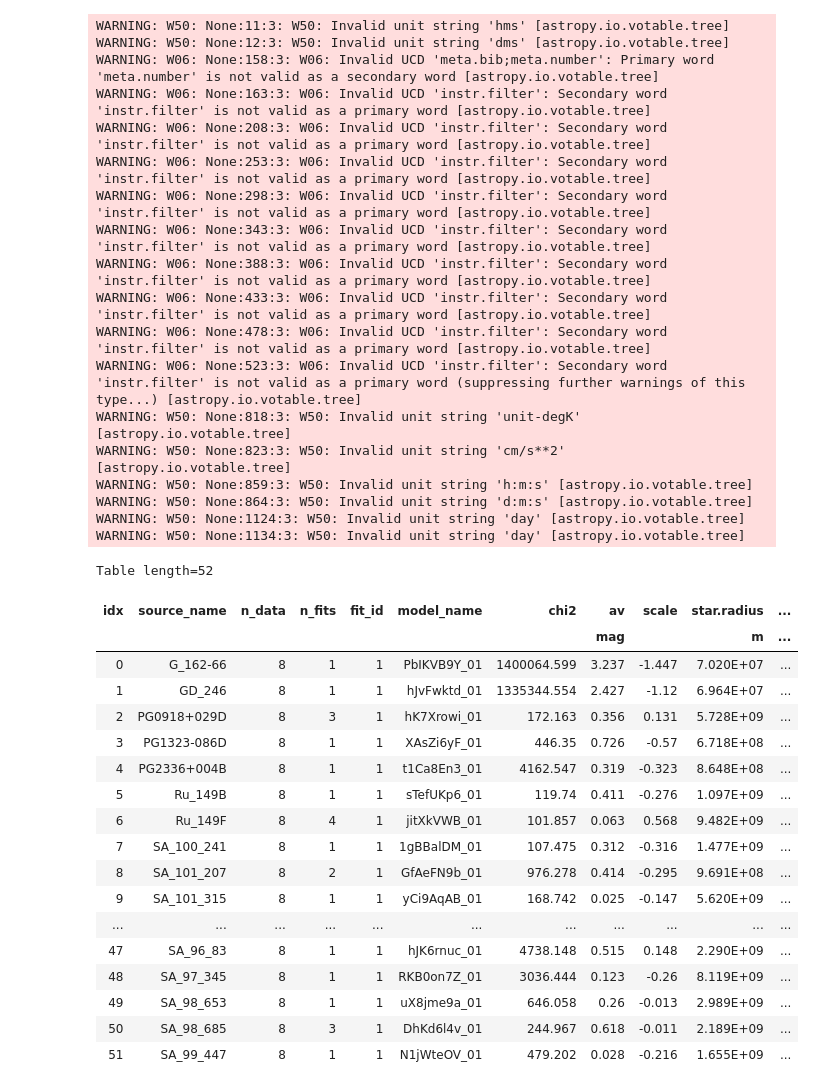
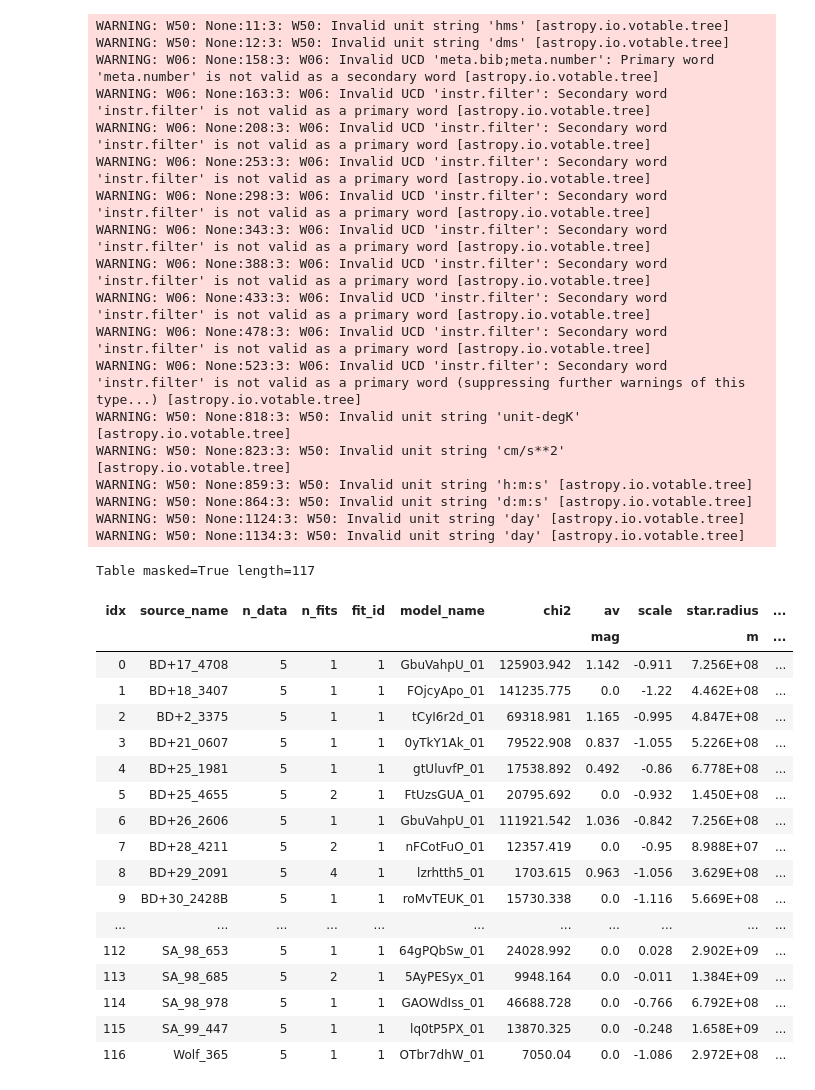
Before and after one commit to mpound/YSOproject, a Jupyter notebook: paramread.ipynb, the cells around one changed output. Cells and saved outputs as stored; diff of their text form; code cells hidden in the pictures.

Commit message:
gaia photometry updates

```diff
--- a/paramread.ipynb
+++ b/paramread.ipynb
@@ -12,6 +12,28 @@ quantity_support()
 import matplotlib.pyplot as plt
 from matplotlib.ticker import ScalarFormatter
 #import pandas as pd
+# %%
+#dir = 'fits_ugriz'
+#figname = "HRdiagramugriz.pdf"
+dir = 'fits_ugriz_extinction'
+output_table = 'ugriz_extinction_parameters.tab'
+figname = "HRdiagram_ugriz_extinction.pdf"
+pltitle = 'Fitted vs. Observed Spectral Types for ugriz with extinction of SDSS Standard Stars'
+
+#dir = 'fits_UBVRIJHK'
+#figname = "HRdiagram_UBVRIJHK_extinction.pdf"
+#output_table ='UBVRIJHK_extinction_parameters.tab'
+#pltitle = 'Fitted vs. Observed Spectral Types for UBVRIJHK with extinction of SDSS Standard Stars'
+
+#dir = 'fits_gaia2rjhk_extinction'
+#figname = "HRdiagram_gaia2rjhk_extinction.pdf"
+#output_table = 'gaia2rJHK_extinction_parameters.tab'
+#pltitle = 'Fitted vs. Observed Spectral Types for GAIA2r+JHK with extinction of SDSS Standard Stars'
+
+#dir = 'fits_gaia2jhk_extinction'
+#figname = "HRdiagram_gaia2jhk_extinction.pdf"
+#output_table = 'gaia2JHK_extinction_parameters.tab'
+#pltitle = 'Fitted vs. Observed Spectral Types for GAIA2+JHK with extinction of SDSS Standard Stars'
 # %%
 def getcolor(si):
     if si == "N/A": return 'black'
@@ -112,7 +131,7 @@ star.temperature 1.399e+04 K float64 stellar temperature
 scattering 1.000e+00  float64 scattering
 inclination 4.500e+01 degree float64 viewing angle
 # %%
-t = Table(names=colnames,dtype=coldtypes)
+t = Table(names=colnames,dtype=coldtypes,masked=True)
 #t.add_row(colvalues)
 #for i in range(len(colnames)):
 #   c = Column([colvalues[i]],unit=colunits[i],description=coldesc[i])
@@ -141,4 +160,4 @@ for i in range(0,len(input_files)):
     f.close()
 t.add_index('source_name')
 #t.loc['BD+2_3375']['star.radius']
-t.show_in_notebook(display_length=20)
+#t.show_in_notebook(display_length=20)
@@ -180,50 +179,56 @@ t['star.Rsun'].format='5.3f'
 #print((4*pi*sigma_sb*(R_sun**2)*(5830*u.K)**4)/L_sun)
 
 t['star.SpType'] = Column(name='star.SpType',length=len(t),dtype=np.object)
+#t['B_V'] = Column(length=len(t),dtype=np.float)
+#t['B_V_ERROR'] = Column(length=len(t),dtype=np.float)
 standards = Table.read("sdss_standards.votab")
+standards.show_in_notebook(display_length=2)
 sptype = []
 standards.add_index('StarName')
 for sj in t['source_name']:
     spacename = sj.replace('_',' ')
     z = standards.loc[spacename]['SpType']
+    #t.loc[sj]['B_V'] = standards.loc[spacename]['B_V']
+    #t.loc[sj]['B_V_ERROR'] = standards.loc[spacename]['B_V_ERROR']
     t.loc[sj]['star.SpType']= z.replace(":","")
 #    print(standards.loc[spacename]['SpType'],standards.loc[spacename]['MK_Spectral_type'])
 t.show_in_notebook(display_length=2)
+#standards.show_in_notebook(display_length=5)
 # %% [output]
 WARNING: W50: None:11:3: W50: Invalid unit string 'hms' [astropy.io.votable.tree]
 WARNING: W50: None:12:3: W50: Invalid unit string 'dms' [astropy.io.votable.tree]
 WARNING: W06: None:158:3: W06: Invalid UCD 'meta.bib;meta.number': Primary word 'meta.number' is not valid as a secondary word [astropy.io.votable.tree]
 WARNING: W06: None:163:3: W06: Invalid UCD 'instr.filter': Secondary word 'instr.filter' is not valid as a primary word [astropy.io.votable.tree]
 WARNING: W06: None:208:3: W06: Invalid UCD 'instr.filter': Secondary word 'instr.filter' is not valid as a primary word [astropy.io.votable.tree]
 WARNING: W06: None:253:3: W06: Invalid UCD 'instr.filter': Secondary word 'instr.filter' is not valid as a primary word [astropy.io.votable.tree]
 WARNING: W06: None:298:3: W06: Invalid UCD 'instr.filter': Secondary word 'instr.filter' is not valid as a primary word [astropy.io.votable.tree]
 WARNING: W06: None:343:3: W06: Invalid UCD 'instr.filter': Secondary word 'instr.filter' is not valid as a primary word [astropy.io.votable.tree]
 WARNING: W06: None:388:3: W06: Invalid UCD 'instr.filter': Secondary word 'instr.filter' is not valid as a primary word [astropy.io.votable.tree]
 WARNING: W06: None:433:3: W06: Invalid UCD 'instr.filter': Secondary word 'instr.filter' is not valid as a primary word [astropy.io.votable.tree]
 WARNING: W06: None:478:3: W06: Invalid UCD 'instr.filter': Secondary word 'instr.filter' is not valid as a primary word [astropy.io.votable.tree]
 WARNING: W06: None:523:3: W06: Invalid UCD 'instr.filter': Secondary word 'instr.filter' is not valid as a primary word (suppressing further warnings of this type...) [astropy.io.votable.tree]
 WARNING: W50: None:818:3: W50: Invalid unit string 'unit-degK' [astropy.io.votable.tree]
 WARNING: W50: None:823:3: W50: Invalid unit string 'cm/s**2' [astropy.io.votable.tree]
 WARNING: W50: None:859:3: W50: Invalid unit string 'h:m:s' [astropy.io.votable.tree]
 WARNING: W50: None:864:3: W50: Invalid unit string 'd:m:s' [astropy.io.votable.tree]
 WARNING: W50: None:1124:3: W50: Invalid unit string 'day' [astropy.io.votable.tree]
 WARNING: W50: None:1134:3: W50: Invalid unit string 'day' [astropy.io.votable.tree]
-Table length=52
+Table masked=True length=117
 | idx | source_name | n_data | n_fits | fit_id | model_name | chi2 | av | scale | star.radius | ... |
 |  |  |  |  |  |  |  | mag |  | m | ... |
-| 0 | G_162-66 | 8 | 1 | 1 | PbIKVB9Y_01 | 1400064.599 | 3.237 | -1.447 | 7.020E+07 | ... |
-| 1 | GD_246 | 8 | 1 | 1 | hJvFwktd_01 | 1335344.554 | 2.427 | -1.12 | 6.964E+07 | ... |
-| 2 | PG0918+029D | 8 | 3 | 1 | hK7Xrowi_01 | 172.163 | 0.356 | 0.131 | 5.728E+09 | ... |
-| 3 | PG1323-086D | 8 | 1 | 1 | XAsZi6yF_01 | 446.35 | 0.726 | -0.57 | 6.718E+08 | ... |
-| 4 | PG2336+004B | 8 | 1 | 1 | t1Ca8En3_01 | 4162.547 | 0.319 | -0.323 | 8.648E+08 | ... |
-| 5 | Ru_149B | 8 | 1 | 1 | sTefUKp6_01 | 119.74 | 0.411 | -0.276 | 1.097E+09 | ... |
-| 6 | Ru_149F | 8 | 4 | 1 | jitXkVWB_01 | 101.857 | 0.063 | 0.568 | 9.482E+09 | ... |
-| 7 | SA_100_241 | 8 | 1 | 1 | 1gBBalDM_01 | 107.475 | 0.312 | -0.316 | 1.477E+09 | ... |
-| 8 | SA_101_207 | 8 | 2 | 1 | GfAeFN9b_01 | 976.278 | 0.414 | -0.295 | 9.691E+08 | ... |
-| 9 | SA_101_315 | 8 | 1 | 1 | yCi9AqAB_01 | 168.742 | 0.025 | -0.147 | 5.620E+09 | ... |
+| 0 | BD+17_4708 | 5 | 1 | 1 | GbuVahpU_01 | 125903.942 | 1.142 | -0.911 | 7.256E+08 | ... |
+| 1 | BD+18_3407 | 5 | 1 | 1 | FOjcyApo_01 | 141235.775 | 0.0 | -1.22 | 4.462E+08 | ... |
+| 2 | BD+2_3375 | 5 | 1 | 1 | tCyI6r2d_01 | 69318.981 | 1.165 | -0.995 | 4.847E+08 | ... |
+| 3 | BD+21_0607 | 5 | 1 | 1 | 0yTkY1Ak_01 | 79522.908 | 0.837 | -1.055 | 5.226E+08 | ... |
+| 4 | BD+25_1981 | 5 | 1 | 1 | gtUluvfP_01 | 17538.892 | 0.492 | -0.86 | 6.778E+08 | ... |
+| 5 | BD+25_4655 | 5 | 2 | 1 | FtUzsGUA_01 | 20795.692 | 0.0 | -0.932 | 1.450E+08 | ... |
+| 6 | BD+26_2606 | 5 | 1 | 1 | GbuVahpU_01 | 111921.542 | 1.036 | -0.842 | 7.256E+08 | ... |
+| 7 | BD+28_4211 | 5 | 2 | 1 | nFCotFuO_01 | 12357.419 | 0.0 | -0.95 | 8.988E+07 | ... |
+| 8 | BD+29_2091 | 5 | 4 | 1 | lzrhtth5_01 | 1703.615 | 0.963 | -1.056 | 3.629E+08 | ... |
+| 9 | BD+30_2428B | 5 | 1 | 1 | roMvTEUK_01 | 15730.338 | 0.0 | -1.116 | 5.669E+08 | ... |
 | ... | ... | ... | ... | ... | ... | ... | ... | ... | ... | ... |
-| 47 | SA_96_83 | 8 | 1 | 1 | hJK6rnuc_01 | 4738.148 | 0.515 | 0.148 | 2.290E+09 | ... |
-| 48 | SA_97_345 | 8 | 1 | 1 | RKB0on7Z_01 | 3036.444 | 0.123 | -0.26 | 8.119E+09 | ... |
-| 49 | SA_98_653 | 8 | 1 | 1 | uX8jme9a_01 | 646.058 | 0.26 | -0.013 | 2.989E+09 | ... |
-| 50 | SA_98_685 | 8 | 3 | 1 | DhKd6l4v_01 | 244.967 | 0.618 | -0.011 | 2.189E+09 | ... |
-| 51 | SA_99_447 | 8 | 1 | 1 | N1jWteOV_01 | 479.202 | 0.028 | -0.216 | 1.655E+09 | ... |
+| 112 | SA_98_653 | 5 | 1 | 1 | 64gPQbSw_01 | 24028.992 | 0.0 | 0.028 | 2.902E+09 | ... |
+| 113 | SA_98_685 | 5 | 2 | 1 | 5AyPESyx_01 | 9948.164 | 0.0 | -0.011 | 1.384E+09 | ... |
+| 114 | SA_98_978 | 5 | 1 | 1 | GAOWdIss_01 | 46688.728 | 0.0 | -0.766 | 6.792E+08 | ... |
+| 115 | SA_99_447 | 5 | 1 | 1 | lq0tP5PX_01 | 13870.325 | 0.0 | -0.248 | 1.658E+09 | ... |
+| 116 | Wolf_365 | 5 | 1 | 1 | OTbr7dhW_01 | 7050.04 | 0.0 | -1.086 | 2.972E+08 | ... |
```
Also changed, not shown: parts of 7 cells of this notebook, 6 other files.
